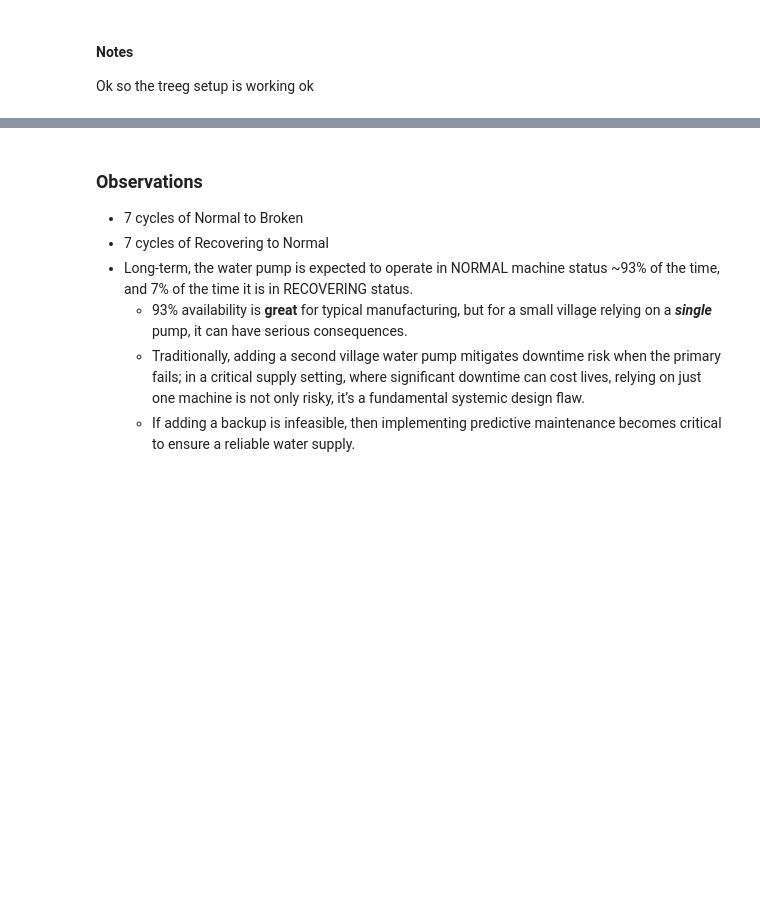
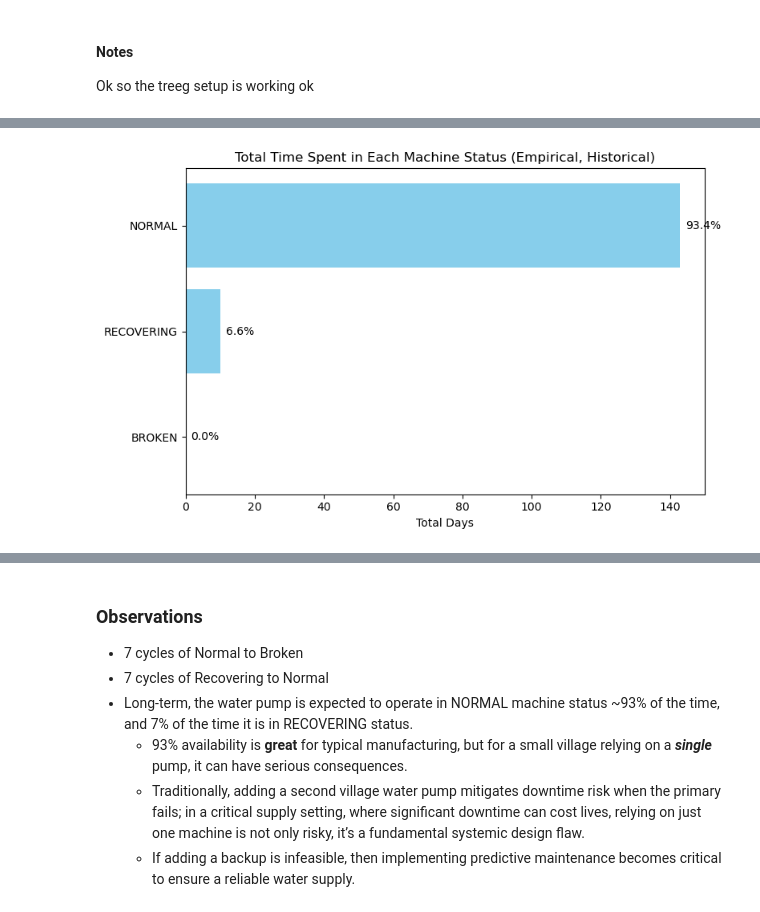
Before and after one commit to jrwoodwa/graph-based-predictive-maintenance, a Jupyter notebook: PredictiveMaintenance.ipynb, the cells around one changed output, grey strips where cells are left out. Drawn from its saved outputs; the diff is of its cells as text; code cells hidden in the pictures; blank space fills up the shorter version.

```diff
--- a/PredictiveMaintenance.ipynb
+++ b/PredictiveMaintenance.ipynb
@@ -1574,20 +2401,33 @@ print(G.edges["sensor_31","sensor_28"])
 # %%
 import pandas as pd
 import matplotlib.pyplot as plt
 
 # Load cycle stats
 cycle_stats = pd.read_pickle('cycle_stats.pkl')
 
 # Group by status and sum durations
-status_durations = cycle_stats.groupby('status')['count'].sum()
+status_durations = cycle_stats.groupby('status')['count'].sum().sort_values()
 
-# Plot pie chart
-plt.figure(figsize=(6, 6))
-plt.pie(status_durations, labels=status_durations.index, autopct='%1.1f%%', startangle=140)
+# Convert minutes to days
+status_durations_days = status_durations / (60 * 24)
+
+# Plot horizontal bar chart
+plt.figure(figsize=(8, 5))
+bars = plt.barh(status_durations_days.index, status_durations_days, color='skyblue')
 plt.title('Total Time Spent in Each Machine Status (Empirical, Historical)')
-plt.axis('equal')  # Equal aspect ratio ensures pie is circular
+plt.xlabel('Total Days')
+
+# Add percentages on bars
+total_days = status_durations_days.sum()
+for bar in bars:
+    width = bar.get_width()
+    plt.text(width + total_days*0.01, bar.get_y() + bar.get_height()/2,
+             f'{width/total_days:.1%}', va='center')
+
 plt.tight_layout()
 plt.show()
+# %% [output]
+[figure, added]
 # %%
 import numpy as np
 
```
Also changed, not shown: parts of 66 cells of this notebook.
